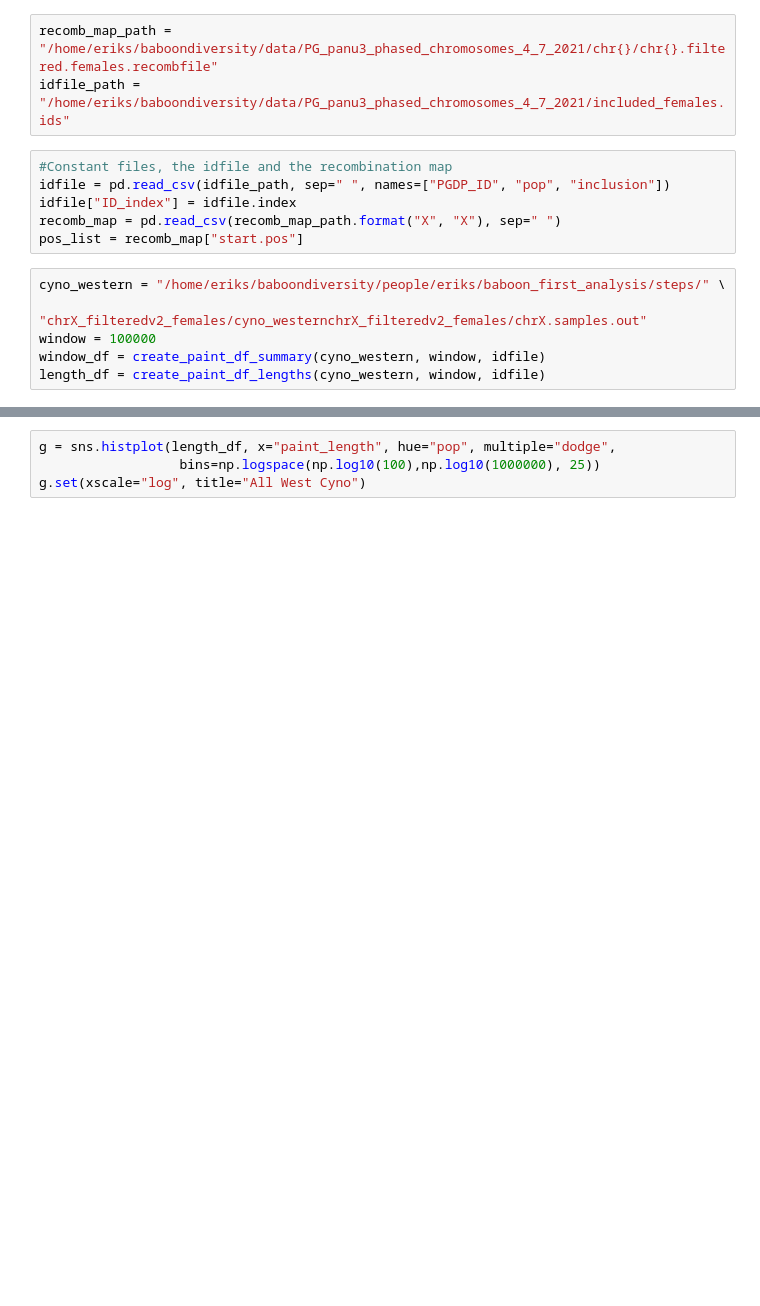
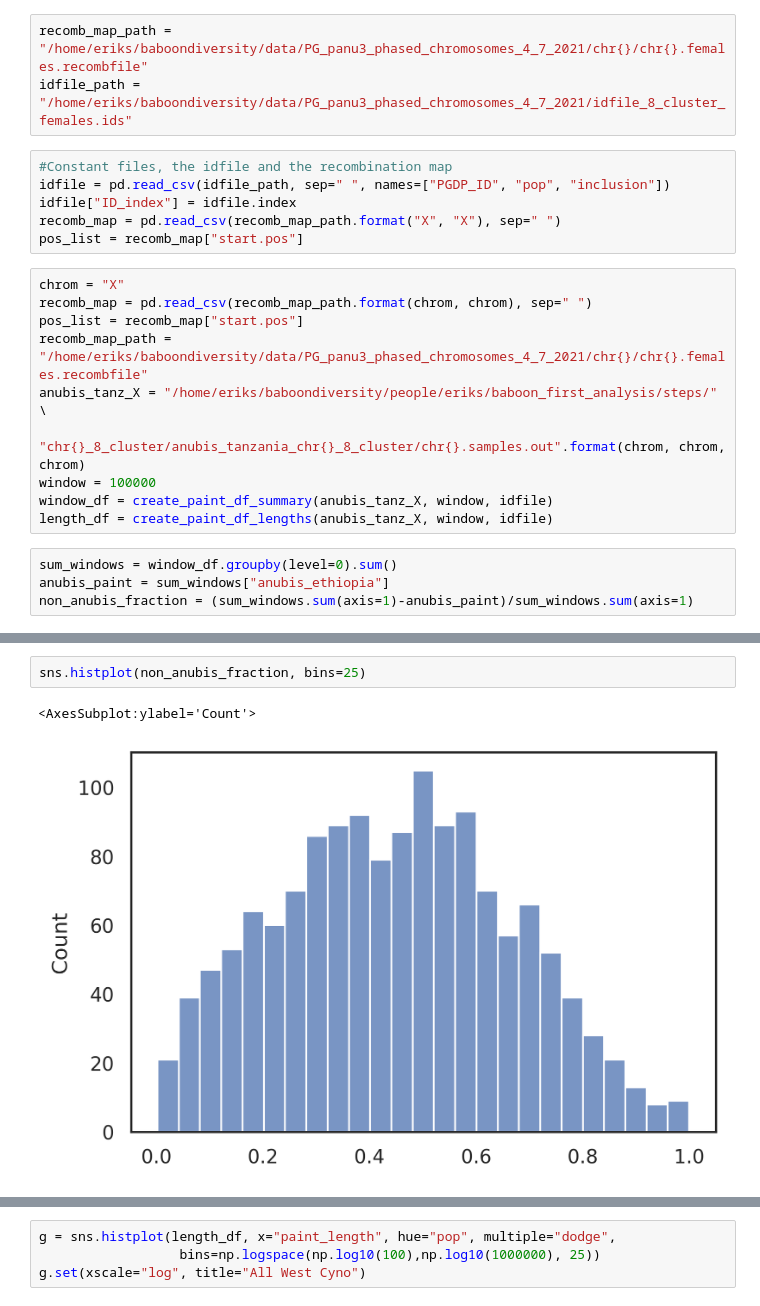
Before and after one commit to erikfogh/baboon_analysis, a Jupyter notebook: notebooks/paint06_paintings_analysis_part2.ipynb, the cells around one changed output, grey strips where cells are left out. Saved outputs shown, nothing was run; the diff lists cells and outputs as text; blank space fills up the shorter version.

```diff
--- a/notebooks/paint06_paintings_analysis_part2.ipynb
+++ b/notebooks/paint06_paintings_analysis_part2.ipynb
@@ -126,8 +126,8 @@ def create_paint_df_lengths(paintfile, window, idfile):
     all_df = pd.concat(df_l)
     return all_df
 # %%
-recomb_map_path = "/home/eriks/baboondiversity/data/PG_panu3_phased_chromosomes_4_7_2021/chr{}/chr{}.filtered.females.recombfile"
-idfile_path = "/home/eriks/baboondiversity/data/PG_panu3_phased_chromosomes_4_7_2021/included_females.ids"
+recomb_map_path = "/home/eriks/baboondiversity/data/PG_panu3_phased_chromosomes_4_7_2021/chr{}/chr{}.females.recombfile"
+idfile_path = "/home/eriks/baboondiversity/data/PG_panu3_phased_chromosomes_4_7_2021/idfile_8_cluster_females.ids"
 # %%
 #Constant files, the idfile and the recombination map
 idfile = pd.read_csv(idfile_path, sep=" ", names=["PGDP_ID", "pop", "inclusion"])
@@ -135,8 +135,16 @@ idfile["ID_index"] = idfile.index
 recomb_map = pd.read_csv(recomb_map_path.format("X", "X"), sep=" ")
 pos_list = recomb_map["start.pos"]
 # %%
-cyno_western = "/home/eriks/baboondiversity/people/eriks/baboon_first_analysis/steps/" \
-                    "chrX_filteredv2_females/cyno_westernchrX_filteredv2_females/chrX.samples.out"
+chrom = "X"
+recomb_map = pd.read_csv(recomb_map_path.format(chrom, chrom), sep=" ")
+pos_list = recomb_map["start.pos"]
+recomb_map_path = "/home/eriks/baboondiversity/data/PG_panu3_phased_chromosomes_4_7_2021/chr{}/chr{}.females.recombfile"
+anubis_tanz_X = "/home/eriks/baboondiversity/people/eriks/baboon_first_analysis/steps/" \
+                    "chr{}_8_cluster/anubis_tanzania_chr{}_8_cluster/chr{}.samples.out".format(chrom, chrom, chrom)
 window = 100000
-window_df = create_paint_df_summary(cyno_western, window, idfile)
-length_df = create_paint_df_lengths(cyno_western, window, idfile)
+window_df = create_paint_df_summary(anubis_tanz_X, window, idfile)
+length_df = create_paint_df_lengths(anubis_tanz_X, window, idfile)
+# %%
+sum_windows = window_df.groupby(level=0).sum()
+anubis_paint = sum_windows["anubis_ethiopia"]
+non_anubis_fraction = (sum_windows.sum(axis=1)-anubis_paint)/sum_windows.sum(axis=1)
@@ -142,0 +167,5 @@ length_df = create_paint_df_lengths(cyno_western, window, idfile)
+# %%
+sns.histplot(non_anubis_fraction, bins=25)
+# %% [output]
+<AxesSubplot:ylabel='Count'>
+[figure, added]
```
Also changed, not shown: parts of 4 cells of this notebook, 7 other files.
